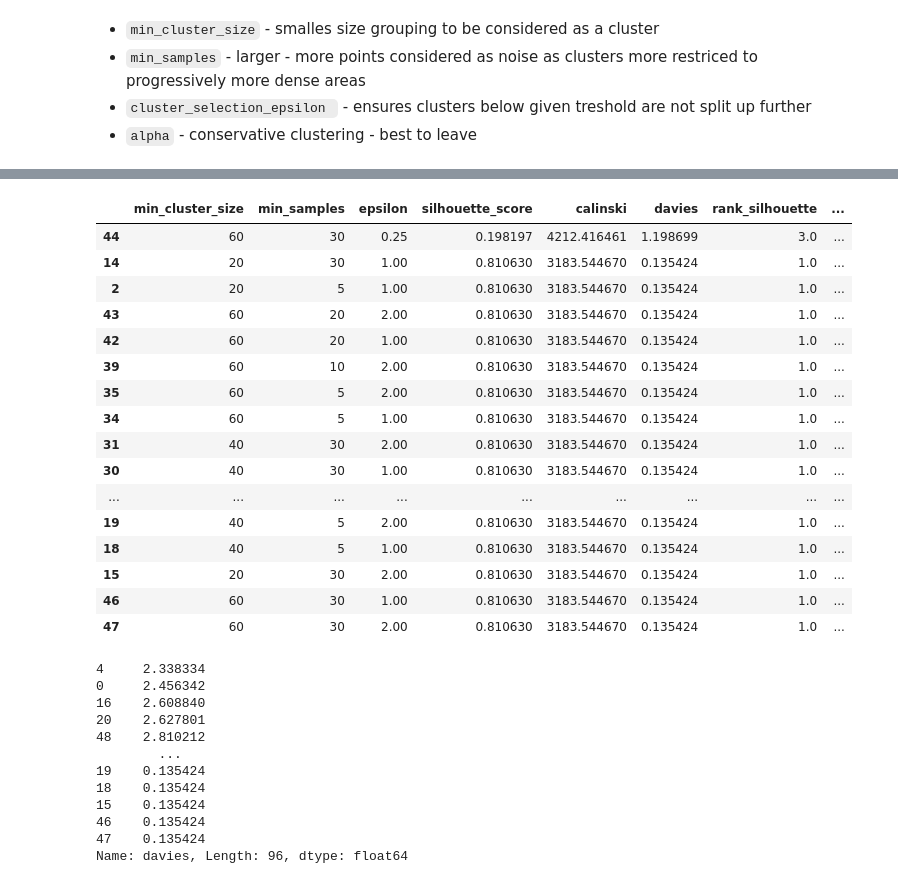
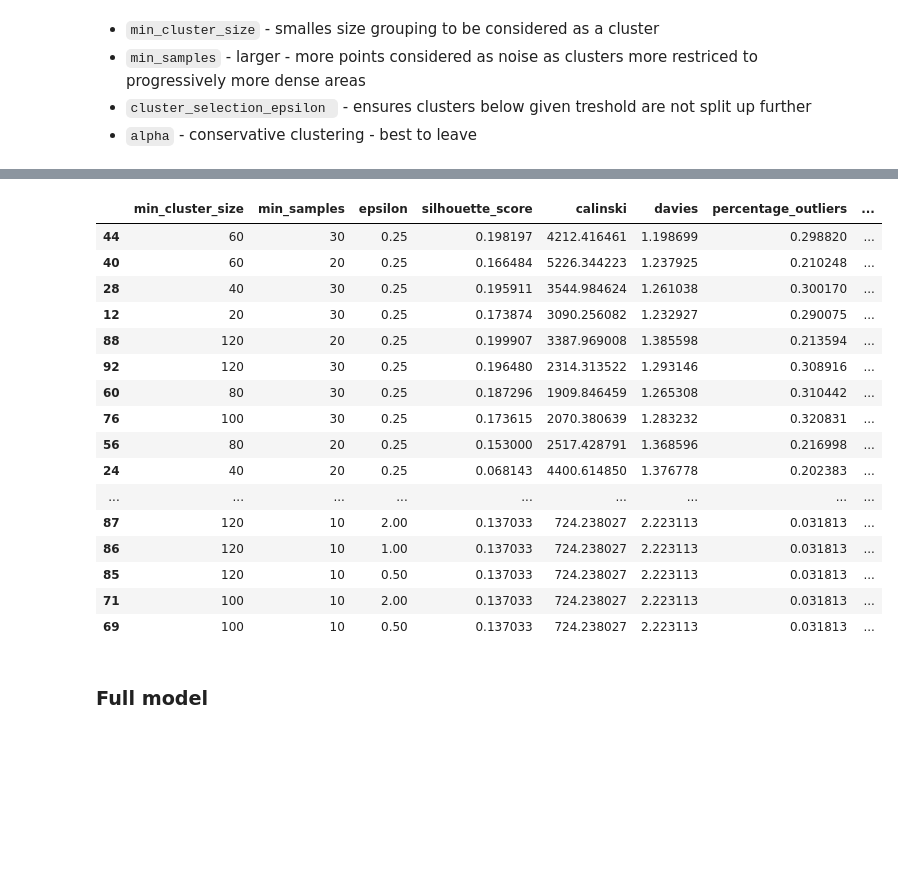
Before and after one commit to Michiel-DK/finance, a Jupyter notebook: notebooks/clustering_description.ipynb, the cells around one changed output, grey strips where cells are left out. Drawn from its saved outputs; the diff is of its cells as text; code cells hidden in the pictures; blank space fills up the shorter version.

```diff
--- a/notebooks/clustering_description.ipynb
+++ b/notebooks/clustering_description.ipynb
@@ -235,37 +152,26 @@ df['rank_calinksi'] = df.calinski.rank(ascending=False, method='dense')
 df['rank_davies'] = df.davies.rank(ascending=True, method='dense')
 df['average_rank'] = (df.rank_silhouette + df.rank_calinksi + df.rank_davies)/3
 # %%
-df[df['average_rank'] == df['average_rank'].min()]
+df = df[df['count_classes']>2]
-# %% [output]
-|  | min_cluster_size | min_samples | epsilon | silhouette_score | calinski | davies | rank_silhouette | ... |
-| 44 | 60 | 30 | 0.25 | 0.198197 | 4212.416461 | 1.198699 | 3.0 | ... |
-| 14 | 20 | 30 | 1.00 | 0.810630 | 3183.544670 | 0.135424 | 1.0 | ... |
-| 2 | 20 | 5 | 1.00 | 0.810630 | 3183.544670 | 0.135424 | 1.0 | ... |
-| 43 | 60 | 20 | 2.00 | 0.810630 | 3183.544670 | 0.135424 | 1.0 | ... |
-| 42 | 60 | 20 | 1.00 | 0.810630 | 3183.544670 | 0.135424 | 1.0 | ... |
-| 39 | 60 | 10 | 2.00 | 0.810630 | 3183.544670 | 0.135424 | 1.0 | ... |
-| 35 | 60 | 5 | 2.00 | 0.810630 | 3183.544670 | 0.135424 | 1.0 | ... |
-| 34 | 60 | 5 | 1.00 | 0.810630 | 3183.544670 | 0.135424 | 1.0 | ... |
-| 31 | 40 | 30 | 2.00 | 0.810630 | 3183.544670 | 0.135424 | 1.0 | ... |
-| 30 | 40 | 30 | 1.00 | 0.810630 | 3183.544670 | 0.135424 | 1.0 | ... |
-| ... | ... | ... | ... | ... | ... | ... | ... | ... |
-| 19 | 40 | 5 | 2.00 | 0.810630 | 3183.544670 | 0.135424 | 1.0 | ... |
-| 18 | 40 | 5 | 1.00 | 0.810630 | 3183.544670 | 0.135424 | 1.0 | ... |
-| 15 | 20 | 30 | 2.00 | 0.810630 | 3183.544670 | 0.135424 | 1.0 | ... |
-| 46 | 60 | 30 | 1.00 | 0.810630 | 3183.544670 | 0.135424 | 1.0 | ... |
-| 47 | 60 | 30 | 2.00 | 0.810630 | 3183.544670 | 0.135424 | 1.0 | ... |
-# %%
-df.davies
-# %% [output]
-4     2.338334
-0     2.456342
-16    2.608840
-20    2.627801
-48    2.810212
-        ...
-19    0.135424
-18    0.135424
-15    0.135424
-46    0.135424
-47    0.135424
-Name: davies, Length: 96, dtype: float64
+# %%
+df.sort_values('average_rank', ascending=True).head(30)
+# %% [output]
+|  | min_cluster_size | min_samples | epsilon | silhouette_score | calinski | davies | percentage_outliers | ... |
+| 44 | 60 | 30 | 0.25 | 0.198197 | 4212.416461 | 1.198699 | 0.298820 | ... |
+| 40 | 60 | 20 | 0.25 | 0.166484 | 5226.344223 | 1.237925 | 0.210248 | ... |
+| 28 | 40 | 30 | 0.25 | 0.195911 | 3544.984624 | 1.261038 | 0.300170 | ... |
+| 12 | 20 | 30 | 0.25 | 0.173874 | 3090.256082 | 1.232927 | 0.290075 | ... |
+| 88 | 120 | 20 | 0.25 | 0.199907 | 3387.969008 | 1.385598 | 0.213594 | ... |
+| 92 | 120 | 30 | 0.25 | 0.196480 | 2314.313522 | 1.293146 | 0.308916 | ... |
+| 60 | 80 | 30 | 0.25 | 0.187296 | 1909.846459 | 1.265308 | 0.310442 | ... |
+| 76 | 100 | 30 | 0.25 | 0.173615 | 2070.380639 | 1.283232 | 0.320831 | ... |
+| 56 | 80 | 20 | 0.25 | 0.153000 | 2517.428791 | 1.368596 | 0.216998 | ... |
+| 24 | 40 | 20 | 0.25 | 0.068143 | 4400.614850 | 1.376778 | 0.202383 | ... |
+| ... | ... | ... | ... | ... | ... | ... | ... | ... |
+| 87 | 120 | 10 | 2.00 | 0.137033 | 724.238027 | 2.223113 | 0.031813 | ... |
+| 86 | 120 | 10 | 1.00 | 0.137033 | 724.238027 | 2.223113 | 0.031813 | ... |
+| 85 | 120 | 10 | 0.50 | 0.137033 | 724.238027 | 2.223113 | 0.031813 | ... |
+| 71 | 100 | 10 | 2.00 | 0.137033 | 724.238027 | 2.223113 | 0.031813 | ... |
+| 69 | 100 | 10 | 0.50 | 0.137033 | 724.238027 | 2.223113 | 0.031813 | ... |
+# %% [markdown]
+### Full model
```
Also changed, not shown: parts of 18 cells of this notebook, 1 other file.
